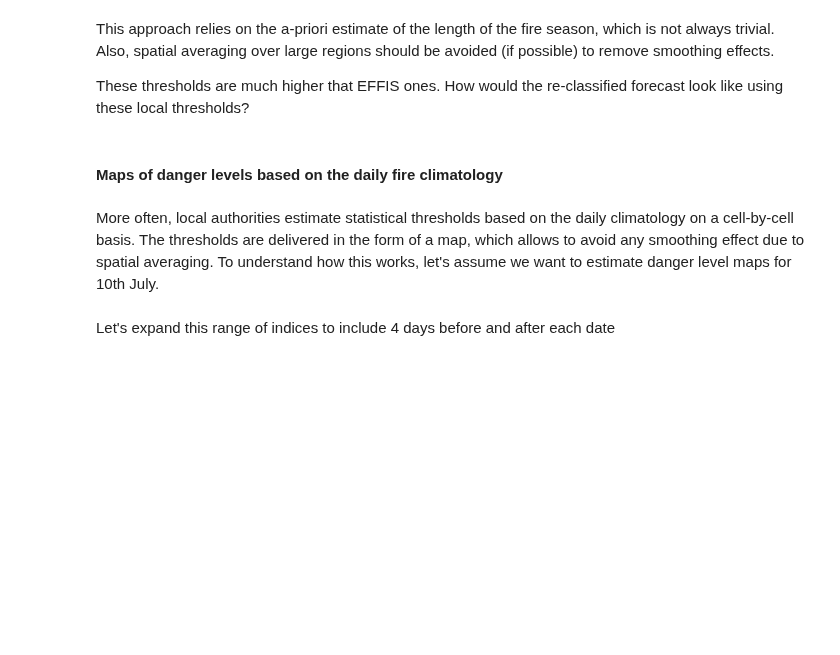
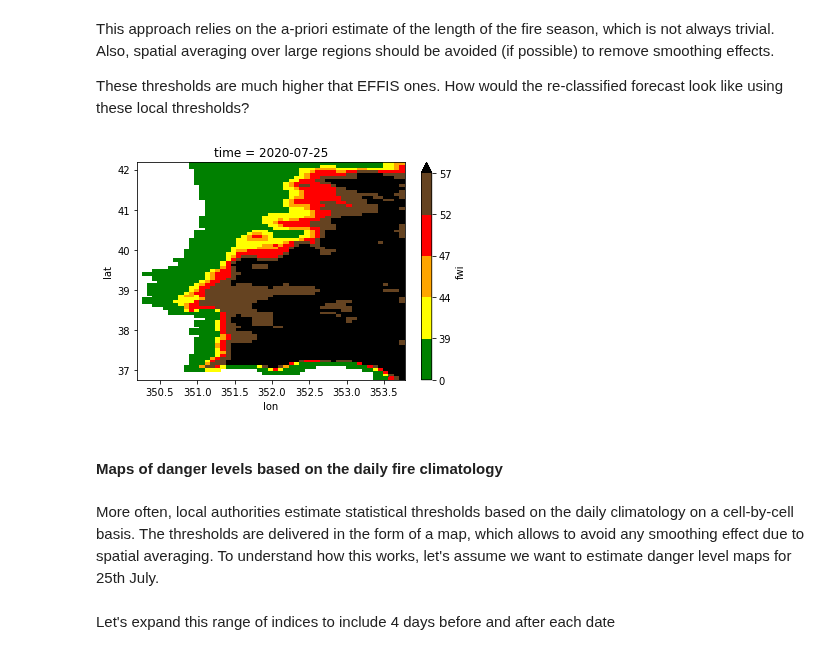
Before and after one commit to cvitolo/geff_notebooks, a Jupyter notebook: 202007_Portugal_02_custom_danger_classes.ipynb, the cells around one changed output. Saved outputs shown, nothing was run; the diff lists cells and outputs as text; code cells hidden in the pictures; blank space fills up the shorter version.

Commit message:
Finalised Portugal 02

```diff
--- a/202007_Portugal_02_custom_danger_classes.ipynb
+++ b/202007_Portugal_02_custom_danger_classes.ipynb
@@ -84,16 +102,18 @@ This approach relies on the a-priori estimate of the length of the fire season,
 These thresholds are much higher that EFFIS ones. How would the re-classified forecast look like using these local thresholds?
 # %%
 # Open raw RT HRES forecast for Portugal, issued on 16th July 2018 (10 days before the fires)
-fct = xr.open_dataset("./eodata/geff/202007_Portugal/rt_hr/ECMWF_FWI_20200716_1200_hr_fwi_rt.nc")
+fct = xr.open_dataset("./eodata/geff/202007_Portugal/rt_hr/ECMWF_FWI_20200716_1200_hr.nc")
 # Plot the re-classified forecast, Day 10
-fct.fwi[9].plot(levels = [0, 36.0, 41.0, 46.0, 50.0, 56.0],
+fct.fwi[9].plot(levels = [0, 39.0, 44.0, 47.0, 52.0, 57.0],
                 colors = ["#008000", "#FFFF00", "#FFA500", "#FF0000", "#654321", "#000000"],
                 label = ['Very low', 'Low', 'Moderate', 'High', 'Very high', 'Extreme']);
+# %% [output]
+[figure, added]
 # %% [markdown]
 #### Maps of danger levels based on the daily fire climatology
 # %% [markdown]
 More often, local authorities estimate statistical thresholds based on the daily climatology on a cell-by-cell basis. The thresholds are delivered in the form of a map, which allows to avoid any smoothing effect due to spatial averaging.
-To understand how this works, let's assume we want to estimate danger level maps for 10th July.
+To understand how this works, let's assume we want to estimate danger level maps for 25th July.
 # %%
 # Find indices of dates corresponding to 25rd July
 idx = np.concatenate(np.where((fwi.time.dt.day == 25) & (fwi.time.dt.month == 7)))
```
Also changed, not shown: parts of 11 cells of this notebook.
